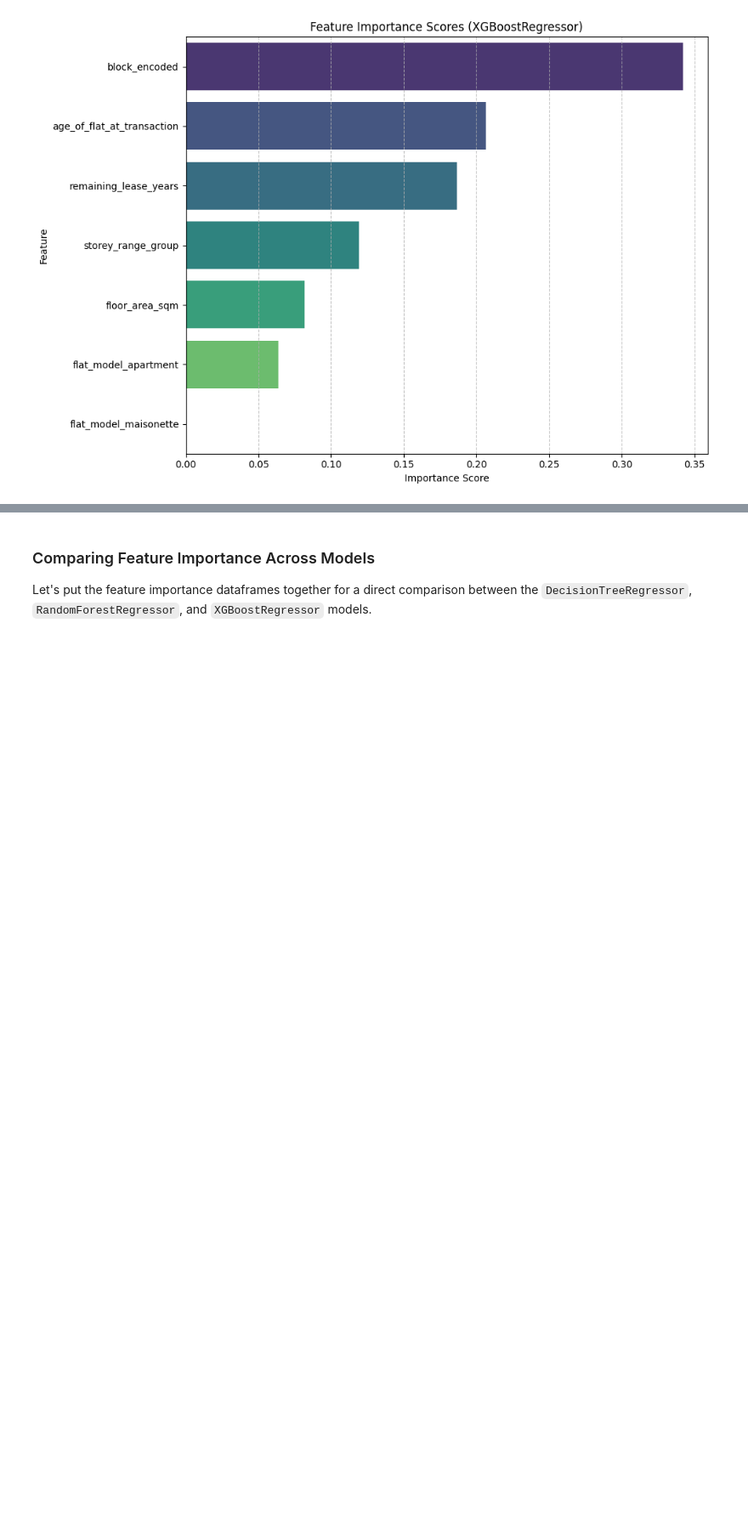
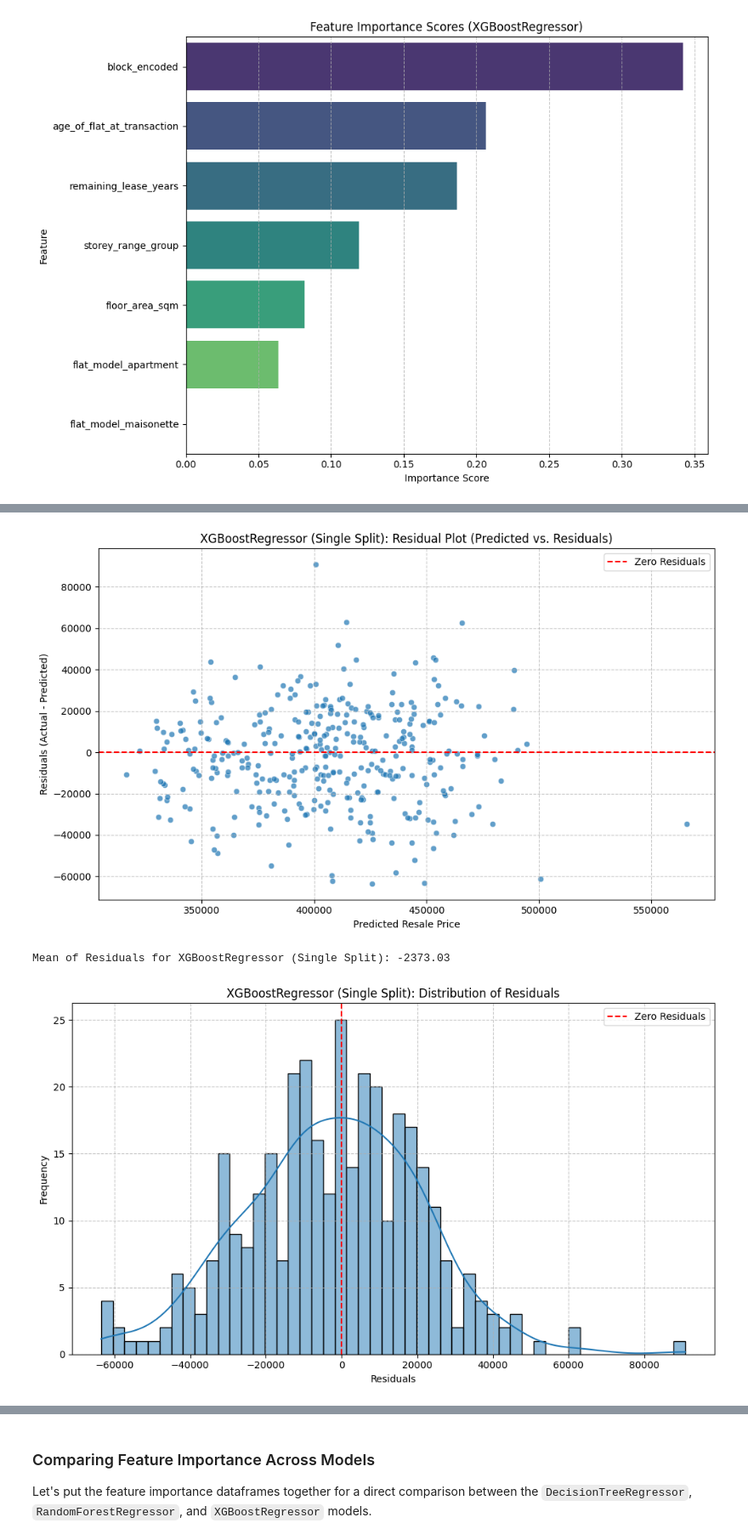
Before and after one commit to danielchin-ck/ADALL_github, a Jupyter notebook: project/6096089w_cda1c03_adall_project_2026_ver5.ipynb, the cells around one changed output, grey strips where cells are left out. Shown at 85% size. Cells and saved outputs as stored; diff of their text form; code cells hidden in the pictures; blank space fills up the shorter version.

```diff
--- a/project/6096089w_cda1c03_adall_project_2026_ver5.ipynb
+++ b/project/6096089w_cda1c03_adall_project_2026_ver5.ipynb
@@ -1831,0 +1840,38 @@ XGBoostRegressor Feature Importance Scores:
+# %%
+import matplotlib.pyplot as plt
+import seaborn as sns
+
+# Calculate residuals
+residuals_xgb = y_test - y_pred_xgb
+
+# Residual Plot
+plt.figure(figsize=(10, 6))
+sns.scatterplot(x=y_pred_xgb, y=residuals_xgb, alpha=0.7)
+plt.axhline(y=0, color='r', linestyle='--', label='Zero Residuals')
+plt.title('XGBoostRegressor (Single Split): Residual Plot (Predicted vs. Residuals)')
+plt.xlabel('Predicted Resale Price')
+plt.ylabel('Residuals (Actual - Predicted)')
+plt.grid(True, linestyle='--', alpha=0.7)
+plt.legend()
+plt.tight_layout()
+plt.show()
+
+# Bias Check: Mean of residuals
+mean_residuals_xgb = residuals_xgb.mean()
+print(f"\nMean of Residuals for XGBoostRegressor (Single Split): {mean_residuals_xgb:.2f}")
+
+# Distribution of Residuals
+plt.figure(figsize=(10, 6))
+sns.histplot(residuals_xgb, kde=True, bins=50)
+plt.axvline(x=0, color='r', linestyle='--', label='Zero Residuals')
+plt.title('XGBoostRegressor (Single Split): Distribution of Residuals')
+plt.xlabel('Residuals')
+plt.ylabel('Frequency')
+plt.grid(True, linestyle='--', alpha=0.7)
+plt.legend()
+plt.tight_layout()
+plt.show()
+# %% [output]
+[figure, added]
+Mean of Residuals for XGBoostRegressor (Single Split): -2373.03
+[figure, added]
```
Also changed, not shown: parts of 2 cells of this notebook.
